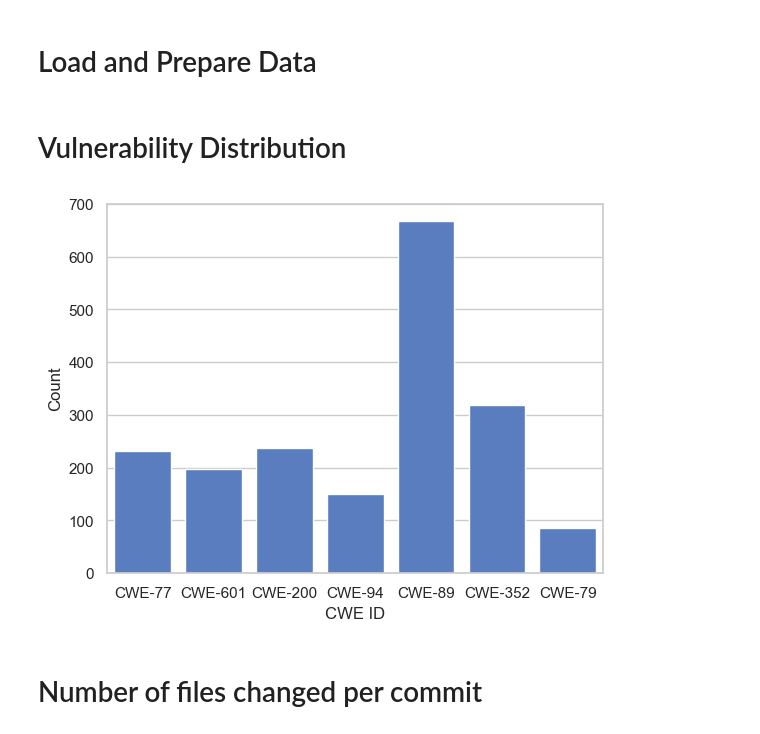
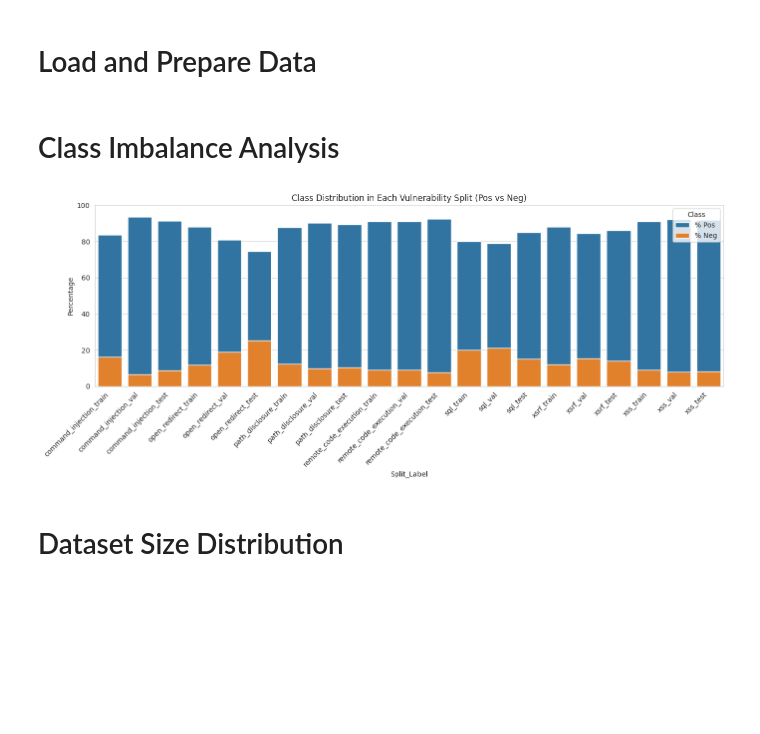
Before and after one commit to JakeHulme1/graphsec-detector, a Jupyter notebook: analysis/exploratory_analysis.ipynb, the cells around one changed output. Saved outputs shown, nothing was run; the diff lists cells and outputs as text; code cells hidden in the pictures; blank space fills up the shorter version.

```diff
--- a/analysis/exploratory_analysis.ipynb
+++ b/analysis/exploratory_analysis.ipynb
@@ -1,13 +1,8 @@
 # %% [markdown]
 # Setup
 # %%
-import json
 import pandas as pd
 import matplotlib.pyplot as plt
 import seaborn as sns
-import os
-from pathlib import Path
-
-sns.set_theme(style="whitegrid", palette="muted", font_scale=1.0)
 # %% [markdown]
 # Load and Prepare Data
@@ -27,10 +9,41 @@ df_patched = pd.DataFrame(patched_data)
+# %%
+data = "vuln_split_stats.csv"
+df = pd.read_csv(data)
+# %% [markdown]
+# Class Imbalance Analysis
+# %%
+# 1. Melt data for bar plot
+df_plot = df.copy()
+df_plot["% Pos"] = 100 * df_plot["Pos"] / df_plot["Total"]
+df_plot["% Neg"] = 100 - df_plot["% Pos"]
+
+df_melted = df_plot.melt(
+    id_vars=["Vulnerability", "Split"],
+    value_vars=["% Pos", "% Neg"],
+    var_name="Class",
+    value_name="Percentage"
+)
+
+# 2. Create a composite x-axis to separate splits
+df_melted["Split_Label"] = df_melted["Vulnerability"] + "_" + df_melted["Split"]
+
+# 3. Plot
+plt.figure(figsize=(14, 6))
+sns.barplot(
+    data=df_melted,
+    x="Split_Label",
+    y="Percentage",
+    hue="Class",
+    hue_order=["% Pos", "% Neg"],
+    dodge=False
+)
+plt.xticks(rotation=45, ha="right")
+plt.ylabel("Percentage")
+plt.title("Class Distribution in Each Vulnerability Split (Pos vs Neg)")
+plt.ylim(0, 100)
+plt.tight_layout()
+plt.show()
+# %% [output]
+[figure, added]
 # %% [markdown]
-# Vulnerability Distribution
+# Dataset Size Distribution
-# %%
-ax = sns.countplot(data=df_stripped, x="cwe_id")
-ax.set(xlabel="CWE ID", ylabel="Count")
-plt.show()
-# %% [output]
-[figure, removed]
-# %% [markdown]
-# Number of files changed per commit
```
Also changed, not shown: parts of 11 cells of this notebook, 6 other files.
